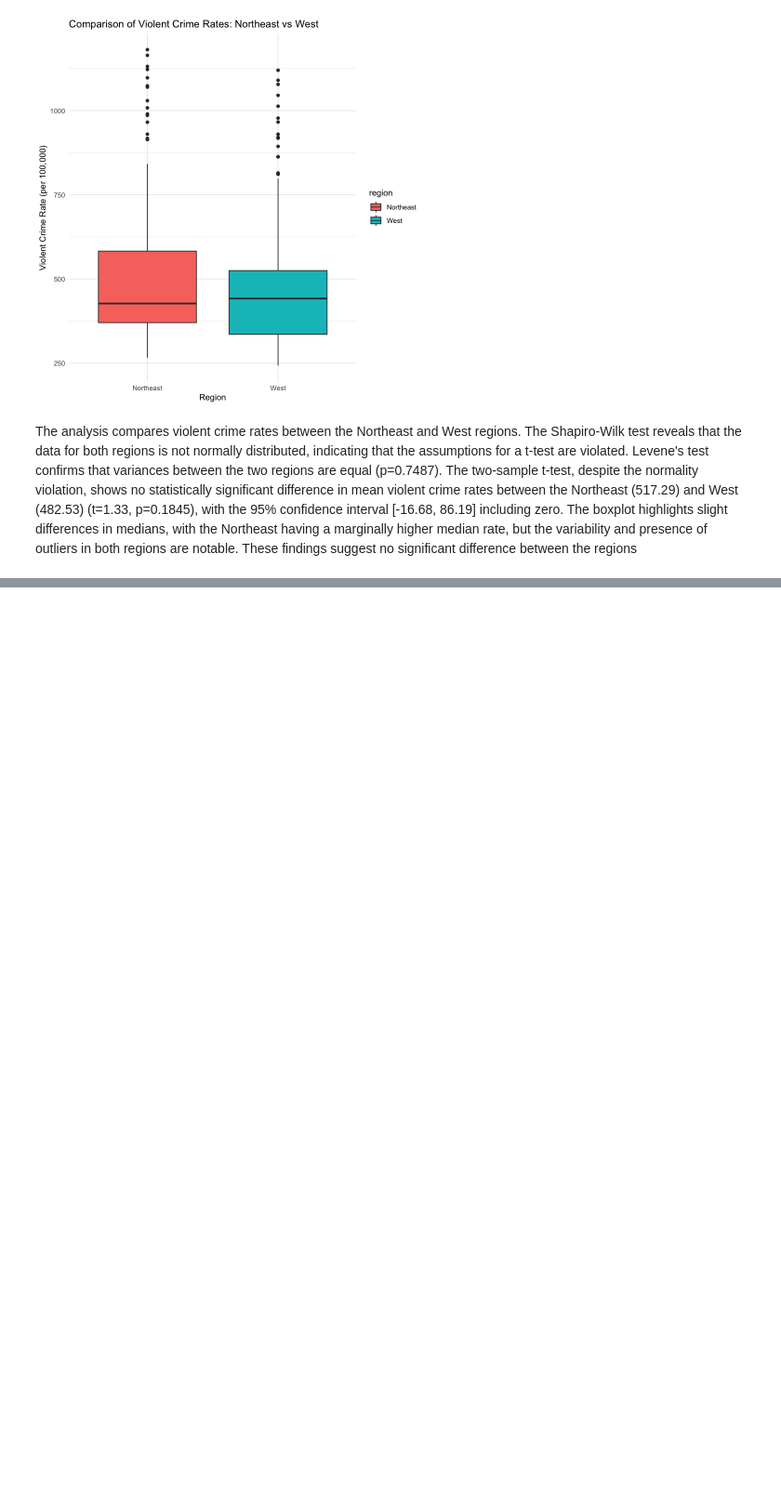
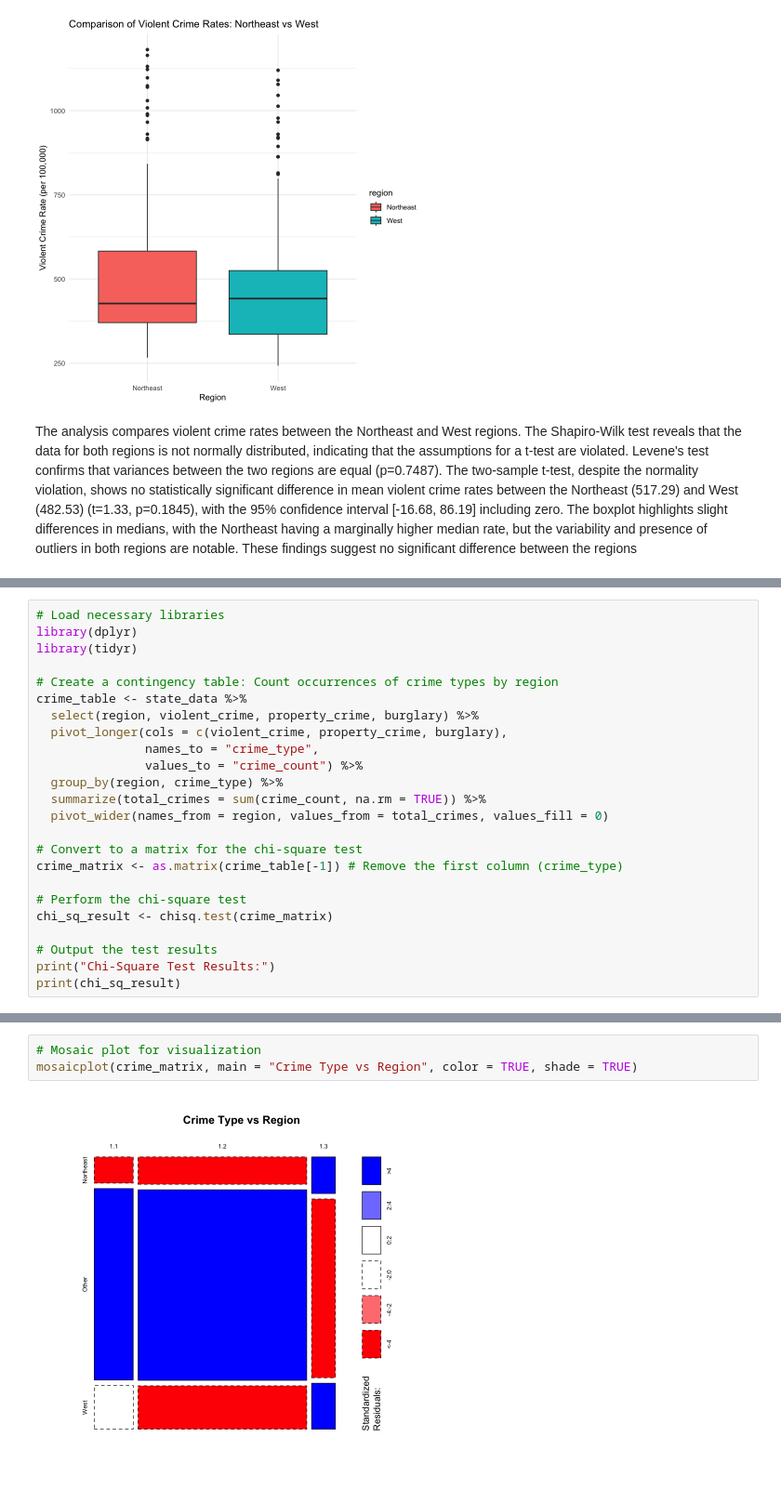
Before and after one commit to AkhilaAnnireddy/Crime-Data-Analysis, a Jupyter notebook: crime-data-analysis.ipynb, the cells around one changed output, grey strips where cells are left out. Shown at 93% size. Saved outputs shown, nothing was run; the diff lists cells and outputs as text; blank space fills up the shorter version.

Commit message:
added chi square test

```diff
--- a/crime-data-analysis.ipynb
+++ b/crime-data-analysis.ipynb
@@ -1066,0 +1073,24 @@ The analysis compares violent crime rates between the Northeast and West regions
+# %%
+# Load necessary libraries
+library(dplyr)
+library(tidyr)
+
+# Create a contingency table: Count occurrences of crime types by region
+crime_table <- state_data %>%
+  select(region, violent_crime, property_crime, burglary) %>%
+  pivot_longer(cols = c(violent_crime, property_crime, burglary),
+               names_to = "crime_type",
+               values_to = "crime_count") %>%
+  group_by(region, crime_type) %>%
+  summarize(total_crimes = sum(crime_count, na.rm = TRUE)) %>%
+  pivot_wider(names_from = region, values_from = total_crimes, values_fill = 0)
+
+# Convert to a matrix for the chi-square test
+crime_matrix <- as.matrix(crime_table[-1]) # Remove the first column (crime_type)
+
+# Perform the chi-square test
+chi_sq_result <- chisq.test(crime_matrix)
+
+# Output the test results
+print("Chi-Square Test Results:")
+print(chi_sq_result)
@@ -1066,0 +1106,5 @@ The analysis compares violent crime rates between the Northeast and West regions
+# %%
+# Mosaic plot for visualization
+mosaicplot(crime_matrix, main = "Crime Type vs Region", color = TRUE, shade = TRUE)
+# %% [output]
+[figure, added]
```
Also changed, not shown: parts of 4 cells of this notebook.
